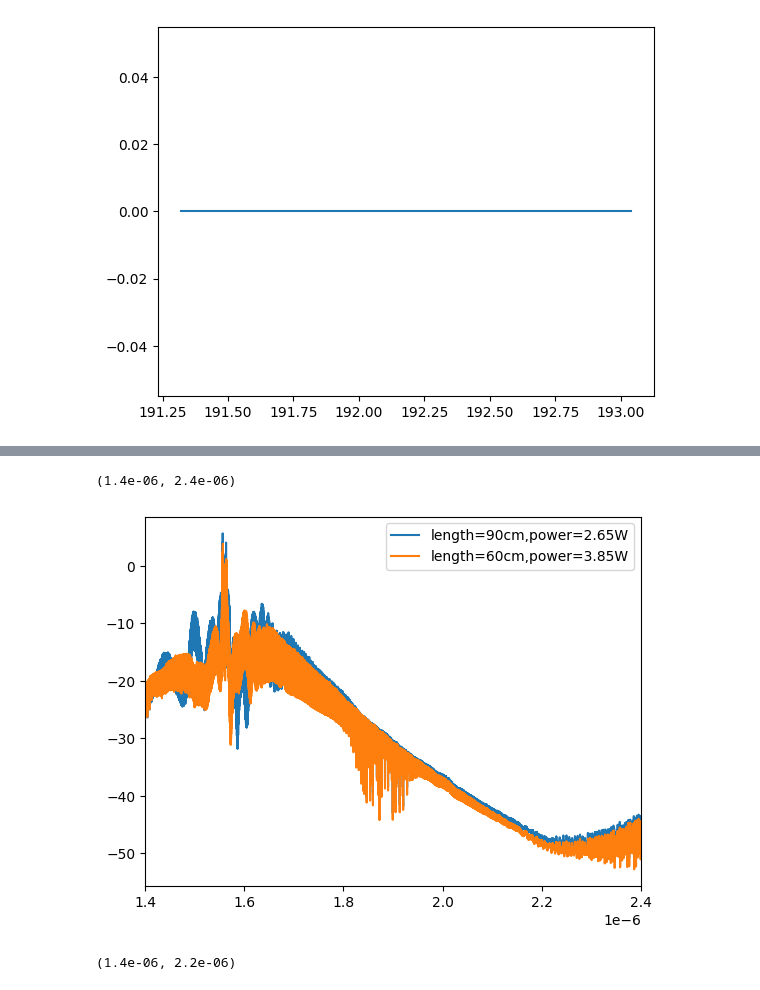
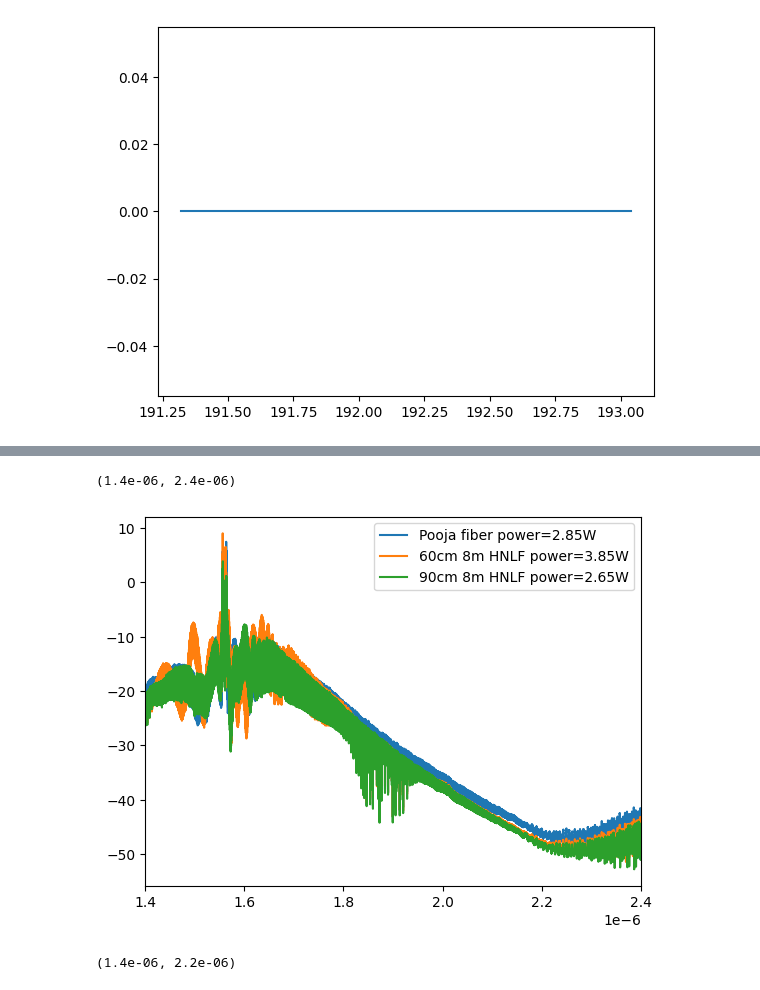
Before and after one commit to kester2015/KeckLFC-deploy, a Jupyter notebook: Notebooks/new_laptop_test.ipynb, the cells around one changed output, grey strips where cells are left out. Drawn from its saved outputs; the diff is of its cells as text; code cells hidden in the pictures.

```diff
--- a/Notebooks/new_laptop_test.ipynb
+++ b/Notebooks/new_laptop_test.ipynb
@@ -1110,31 +1136,32 @@ y_new=bbnew['y']
 x_cut=cc['x']
 y_cut=cc['y']
 # %%
-single=np.load(r'D:\astrocomb\KeckLFC-deploy\pulse_data\20240704_cut120_disp_m3p76_pwr2p5_usephase_0702iter3_2p2.npz')
-double=np.load(r'D:\astrocomb\KeckLFC-deploy\pulse_data\20240704_cut140_disp_m3p76_iter1_pwr3p85.npz')
+single=np.load(r'D:\astrocomb\KeckLFC-deploy\pulse_data\20240705_cut140_disp_m3p76_iter2_pwr3p85_new.npz')
+double=np.load(r'D:\astrocomb\KeckLFC-deploy\pulse_data\20240706_pooja_disp_m3p64_iter2_pwr2p85_new.npz')
 tripple=np.load(r'D:\astrocomb\KeckLFC-deploy\pulse_data\20240704_cut120_disp_m3p76_iter1_pwr2p65.npz')
 # %%
 single_x=single['x']
 single_y=single['y']
 
 double_x=double['x']
 double_y=double['y']
 
 tripple_x=tripple['x']
 tripple_y=tripple['y']
 st=1.4
 sp=2.4
+plt.plot(double_x,double_y)
+plt.plot(single_x,single_y)
 
-plt.plot(double_x,double_y)
 plt.plot(tripple_x,tripple_y)
-#plt.plot(single_x,single_y)
 
-plt.legend(['length=90cm,power=2.65W','length=60cm,power=3.85W'])
+
+plt.legend(['Pooja fiber power=2.85W','60cm 8m HNLF power=3.85W','90cm 8m HNLF power=2.65W'])
 
 plt.xlim(st*1e-6,sp*1e-6)
 # %% [output]
 (1.4e-06, 2.4e-06)
-[figure, old version]
+[figure, new version]
 # %%
 st=1.4
 sp=2.2
```
Also changed, not shown: parts of 23 cells of this notebook, 3 other files.
